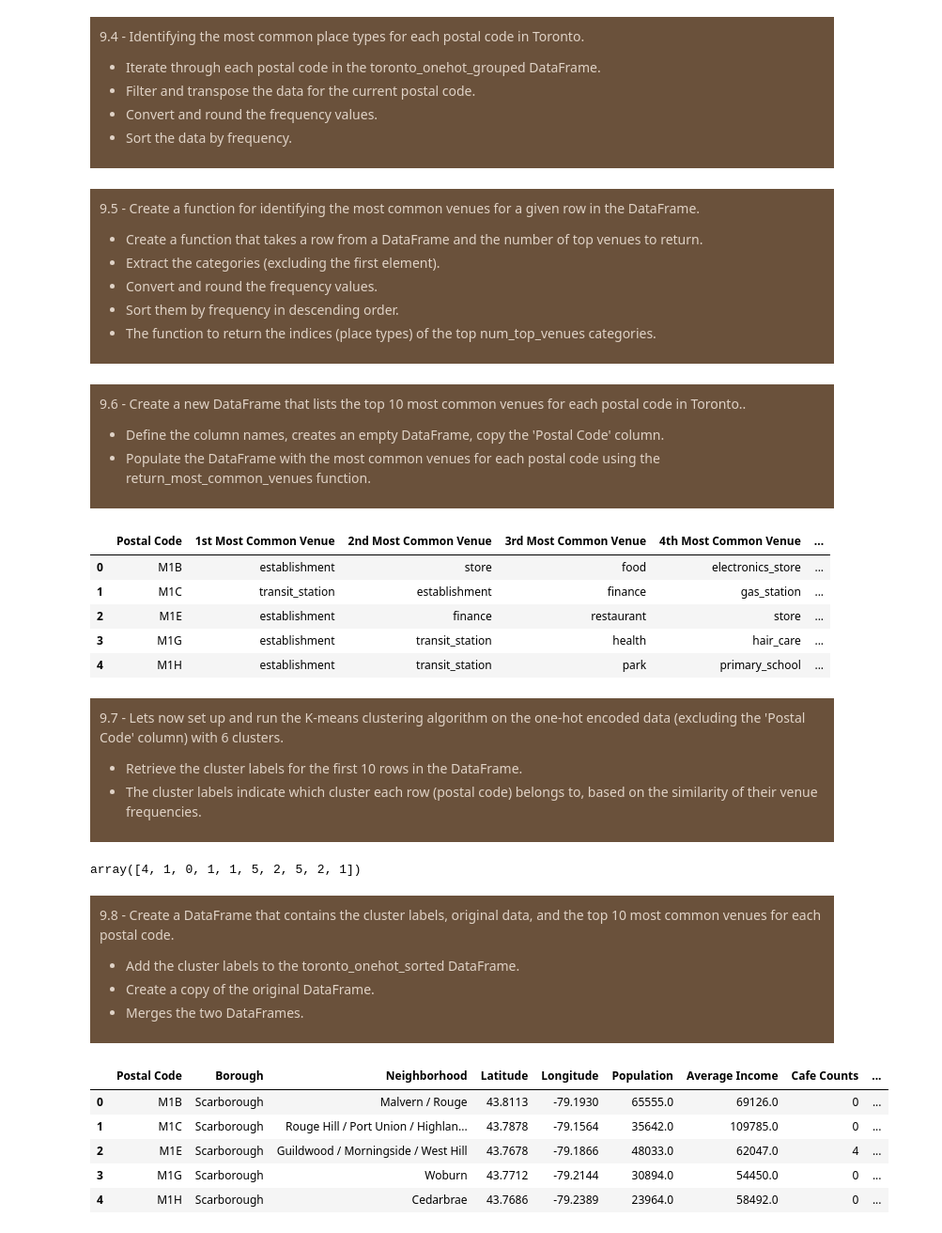
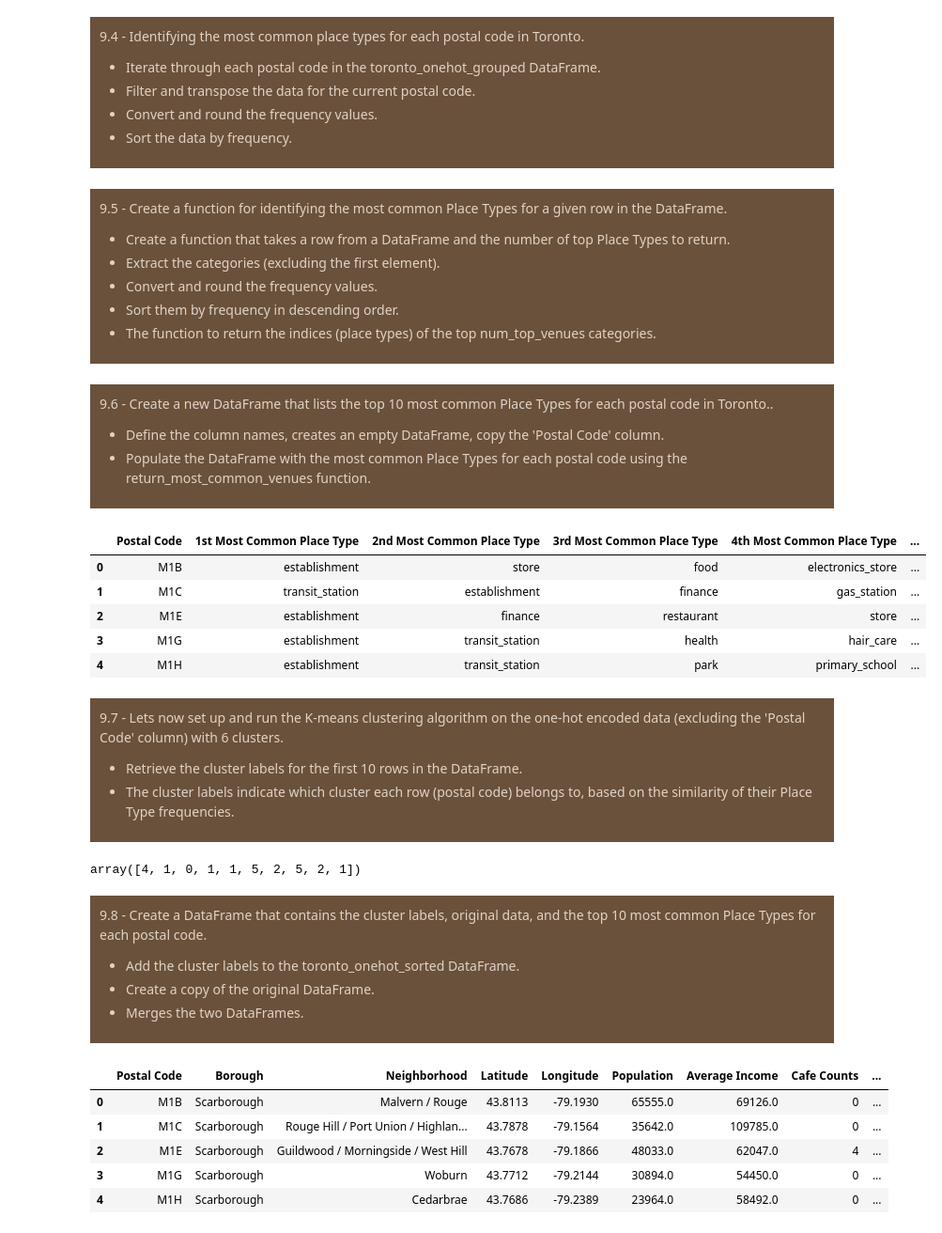
Before and after one commit to Dhruvi267/Market_segment, a Jupyter notebook: market-segmentationV3.ipynb, the cells around one changed output. Shown: that part at 94% size. Cells and saved outputs as stored; diff of their text form; code cells hidden in the pictures.

```diff
--- a/market-segmentationV3.ipynb
+++ b/market-segmentationV3.ipynb
@@ -1011,9 +1011,9 @@ for postalcode in toronto_onehot_grouped['Postal Code']:
     print('\n')
 # %% [markdown]
  <div style="background-color: #6a513b; padding: 10px;">
-  <p style="color: #e0d3c7;" >9.5 - Create a function for identifying the most common venues for a given row in the DataFrame.</p>
+  <p style="color: #e0d3c7;" >9.5 - Create a function for identifying the most common Place Types for a given row in the DataFrame.</p>
   <ul>
-    <li style="color: #e0d3c7;">Create a function that takes a row from a DataFrame and the number of top venues to return.</li>
+    <li style="color: #e0d3c7;">Create a function that takes a row from a DataFrame and the number of top Place Types to return.</li>
     <li style="color: #e0d3c7;">Extract the categories (excluding the first element).</li>
     <li style="color: #e0d3c7;">Convert and round the frequency values.</li>
     <li style="color: #e0d3c7;">Sort them by frequency in descending order.</li>
@@ -1028,35 +1028,35 @@ def return_most_common_venues(row, num_top_venues):
     return row_categories_sorted.index.values[0:num_top_venues]
 # %% [markdown]
  <div style="background-color: #6a513b; padding: 10px;">
-  <p style="color: #e0d3c7;" >9.6 - Create a new DataFrame that lists the top 10 most common venues for each postal code in Toronto..</p>
+  <p style="color: #e0d3c7;" >9.6 - Create a new DataFrame that lists the top 10 most common Place Types for each postal code in Toronto..</p>
   <ul>
     <li style="color: #e0d3c7;">Define the column names, creates an empty DataFrame, copy the 'Postal Code' column.</li>
-    <li style="color: #e0d3c7;">Populate the DataFrame with the most common venues for each postal code using the return_most_common_venues function.</li>
+    <li style="color: #e0d3c7;">Populate the DataFrame with the most common Place Types for each postal code using the return_most_common_venues function.</li>
   </ul>
 </div>
 # %%
 num_top_venues = 10
 
 indicators = ['st', 'nd', 'rd']
 
-# create columns according to number of top venues
+# create columns according to number of top Place Types
 columns = ['Postal Code']
 for ind in np.arange(num_top_venues):
     try:
-        columns.append('{}{} Most Common Venue'.format(ind+1, indicators[ind]))
+        columns.append('{}{} Most Common Place Type'.format(ind+1, indicators[ind]))
     except:
-        columns.append('{}th Most Common Venue'.format(ind+1))
+        columns.append('{}th Most Common Place Type'.format(ind+1))
 
 # create a new dataframe
 toronto_onehot_sorted = pd.DataFrame(columns=columns)
 toronto_onehot_sorted['Postal Code'] = toronto_onehot_grouped['Postal Code']
 
 for ind in np.arange(toronto_onehot_grouped.shape[0]):
     toronto_onehot_sorted.iloc[ind, 1:] = return_most_common_venues(toronto_onehot_grouped.iloc[ind, :], num_top_venues)
 
 toronto_onehot_sorted.head()
 # %% [output]
-|  | Postal Code | 1st Most Common Venue | 2nd Most Common Venue | 3rd Most Common Venue | 4th Most Common Venue | ... |
+|  | Postal Code | 1st Most Common Place Type | 2nd Most Common Place Type | 3rd Most Common Place Type | 4th Most Common Place Type | ... |
 | 0 | M1B | establishment | store | food | electronics_store | ... |
 | 1 | M1C | transit_station | establishment | finance | gas_station | ... |
 | 2 | M1E | establishment | finance | restaurant | store | ... |
@@ -1067,7 +1067,7 @@ toronto_onehot_sorted.head()
   <p style="color: #e0d3c7;" >9.7 - Lets now set up and run the K-means clustering algorithm on the one-hot encoded data (excluding the 'Postal Code' column) with 6 clusters.</p>
   <ul>
     <li style="color: #e0d3c7;">Retrieve the cluster labels for the first 10 rows in the DataFrame.</li>
-    <li style="color: #e0d3c7;">The cluster labels indicate which cluster each row (postal code) belongs to, based on the similarity of their venue frequencies.</li>
+    <li style="color: #e0d3c7;">The cluster labels indicate which cluster each row (postal code) belongs to, based on the similarity of their Place Type frequencies.</li>
   </ul>
 </div>
 # %%
@@ -1085,7 +1085,7 @@ kmeans.labels_[0:10]
 array([4, 1, 0, 1, 1, 5, 2, 5, 2, 1])
 # %% [markdown]
  <div style="background-color: #6a513b; padding: 10px;">
-  <p style="color: #e0d3c7;" >9.8 - Create a DataFrame that contains the cluster labels, original data, and the top 10 most common venues for each postal code.</p>
+  <p style="color: #e0d3c7;" >9.8 - Create a DataFrame that contains the cluster labels, original data, and the top 10 most common Place Types for each postal code.</p>
   <ul>
     <li style="color: #e0d3c7;">Add the cluster labels to the toronto_onehot_sorted DataFrame.</li>
     <li style="color: #e0d3c7;">Create a copy of the original DataFrame.</li>
```
Also changed, not shown: parts of 9 cells of this notebook.
